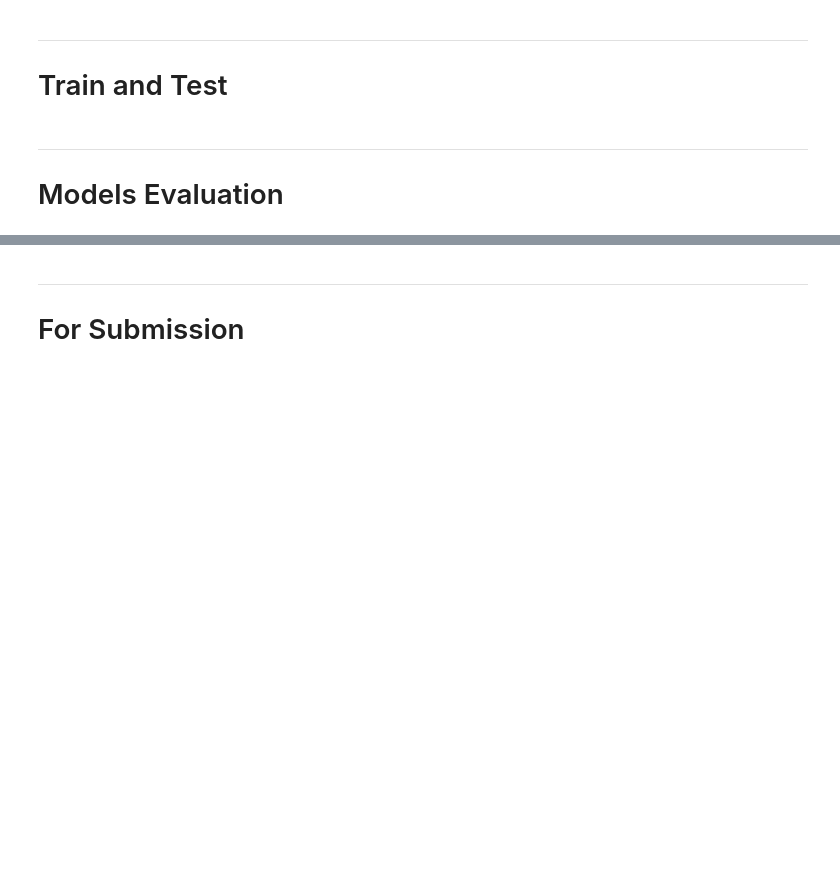
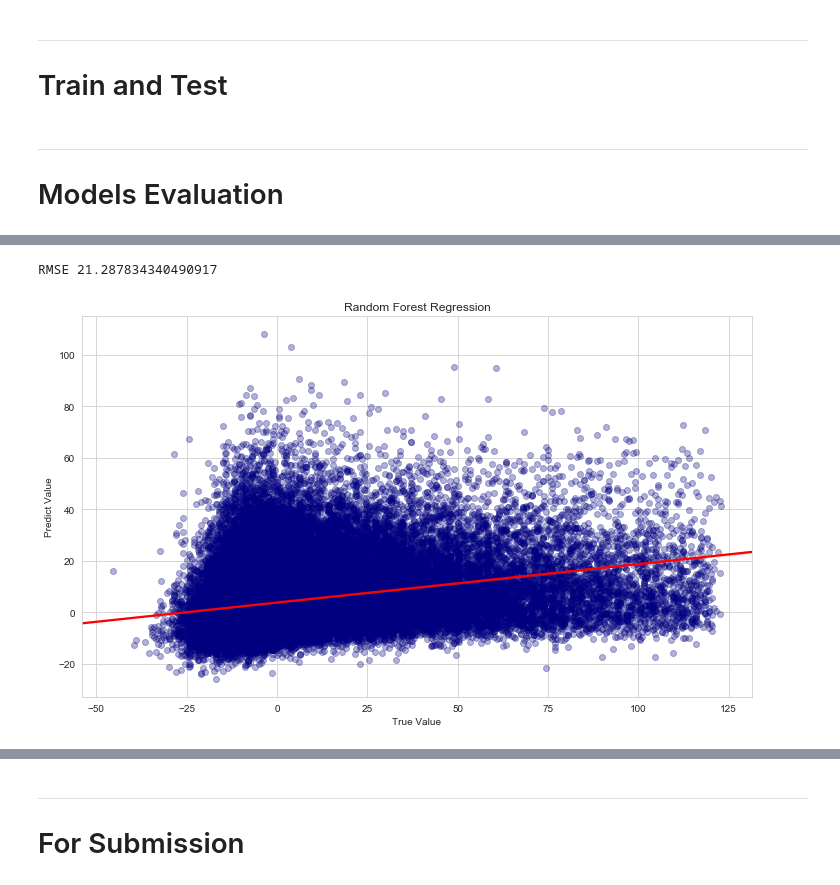
Before and after one commit to ArwaSheraky/Airlines-Delay-Analysis, a Jupyter notebook: Code/Supervised_Learning/Regression_v2.0.ipynb, the cells around one changed output, grey strips where cells are left out. Saved outputs shown, nothing was run; the diff lists cells and outputs as text; code cells hidden in the pictures; blank space fills up the shorter version.

```diff
--- a/Code/Supervised_Learning/Regression_v2.0.ipynb
+++ b/Code/Supervised_Learning/Regression_v2.0.ipynb
@@ -314,5 +195,3 @@ df['DATE'].head()
 Name: DATE, dtype: float64
 # %% [markdown]
 ## Select Model Columns
-# %%
-df = df.dropna(inplace=True)
@@ -383,11 +274,14 @@ plt.show()
 # %%
-rmse = np.sqrt(mean_squared_error(y_test, rf_pred))
+rmse = np.sqrt(mean_squared_error(y_test_sub, rf_pred))
 print('RMSE', rmse)
 
 plt.figure(figsize=(12,7))
-sns.regplot(y_test, rf_pred, color='navy', scatter_kws={'alpha':0.3}, line_kws={'color': 'red'})
+sns.regplot(y_test_sub, rf_pred, color='navy', scatter_kws={'alpha':0.3}, line_kws={'color': 'red'})
 plt.title('Random Forest Regression')
 plt.xlabel('True Value')
 plt.ylabel('Predict Value')
 plt.show()
+# %% [output]
+RMSE 21.287834340490917
+[figure, added]
 # %%
```
Also changed, not shown: parts of 43 cells of this notebook.
